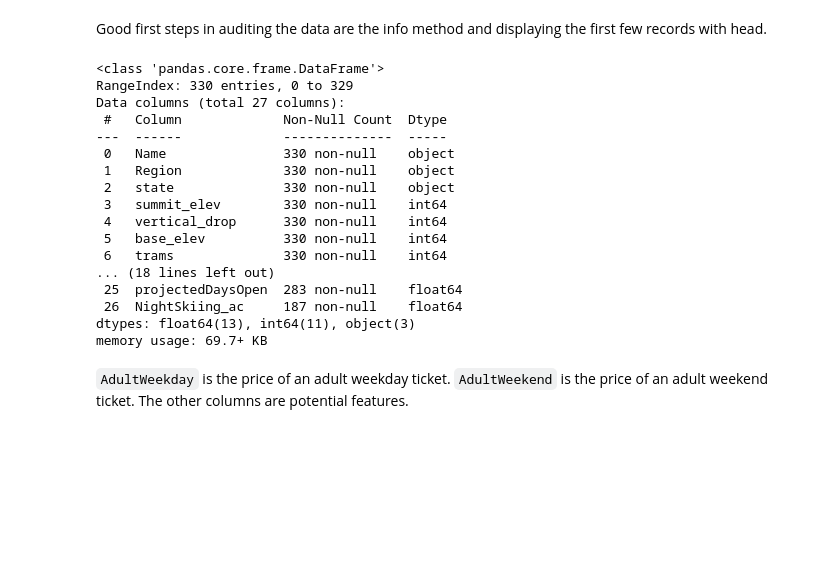
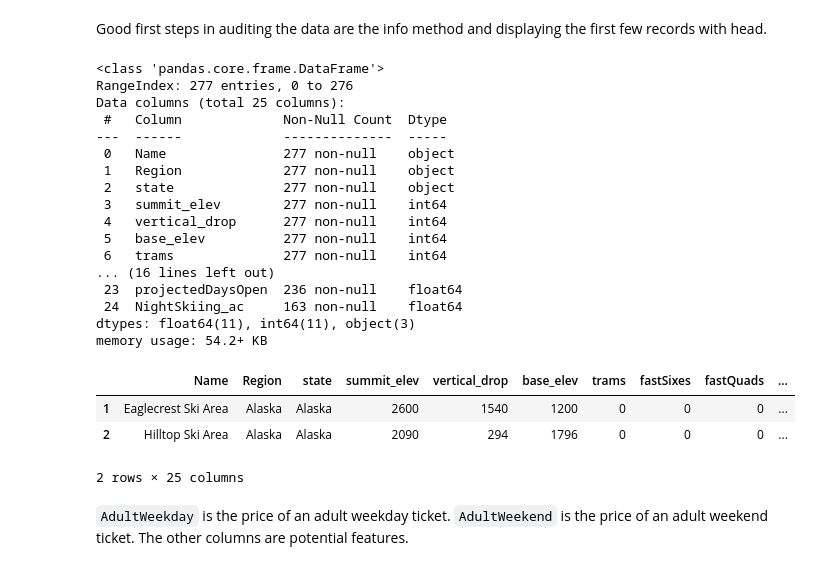
Before and after one commit to keb101/Image-Classification-Indian-Clothing, a Jupyter notebook: DataScienceGuidedCapstone.ipynb, the cells around one changed output. Cells and saved outputs as stored; diff of their text form; code cells hidden in the pictures; blank space fills up the shorter version.

```diff
--- a/DataScienceGuidedCapstone.ipynb
+++ b/DataScienceGuidedCapstone.ipynb
@@ -85,7 +85,7 @@ There are some fundamental questions to resolve in this notebook before you move
 ## 2.5 Load The Ski Resort Data<a id='2.5_Load_The_Ski_Resort_Data'></a>
 # %%
 # the supplied CSV data file is the raw_data directory
-ski_data = pd.read_csv('C:/Users/butle/hp/DataScienceGuidedCapstone/raw_data/ski_resort_data.csv')
+ski_data = pd.read_csv('/Users/butler/Documents/hp/ski_data_cleaned.csv')
 # %% [markdown]
 Good first steps in auditing the data are the info method and displaying the first few records with head.
 # %%
@@ -94,22 +94,29 @@ Good first steps in auditing the data are the info method and displaying the fir
 ski_data.info()
 # %% [output]
 <class 'pandas.core.frame.DataFrame'>
-RangeIndex: 330 entries, 0 to 329
-Data columns (total 27 columns):
+RangeIndex: 277 entries, 0 to 276
+Data columns (total 25 columns):
  #   Column             Non-Null Count  Dtype
 ---  ------             --------------  -----
- 0   Name               330 non-null    object
- 1   Region             330 non-null    object
- 2   state              330 non-null    object
- 3   summit_elev        330 non-null    int64
- 4   vertical_drop      330 non-null    int64
- 5   base_elev          330 non-null    int64
- 6   trams              330 non-null    int64
-... (18 lines left out)
- 25  projectedDaysOpen  283 non-null    float64
- 26  NightSkiing_ac     187 non-null    float64
-dtypes: float64(13), int64(11), object(3)
-memory usage: 69.7+ KB
+ 0   Name               277 non-null    object
+ 1   Region             277 non-null    object
+ 2   state              277 non-null    object
+ 3   summit_elev        277 non-null    int64
+ 4   vertical_drop      277 non-null    int64
+ 5   base_elev          277 non-null    int64
+ 6   trams              277 non-null    int64
+... (16 lines left out)
+ 23  projectedDaysOpen  236 non-null    float64
+ 24  NightSkiing_ac     163 non-null    float64
+dtypes: float64(11), int64(11), object(3)
+memory usage: 54.2+ KB
+# %%
+ski_data[1:3]
+# %% [output]
+|  | Name | Region | state | summit_elev | vertical_drop | base_elev | trams | fastSixes | fastQuads | ... |
+| 1 | Eaglecrest Ski Area | Alaska | Alaska | 2600 | 1540 | 1200 | 0 | 0 | 0 | ... |
+| 2 | Hilltop Ski Area | Alaska | Alaska | 2090 | 294 | 1796 | 0 | 0 | 0 | ... |
+2 rows × 25 columns
 # %% [markdown]
 `AdultWeekday` is the price of an adult weekday ticket. `AdultWeekend` is the price of an adult weekend ticket. The other columns are potential features.
 # %% [markdown]
```
Also changed, not shown: 55 other files.
